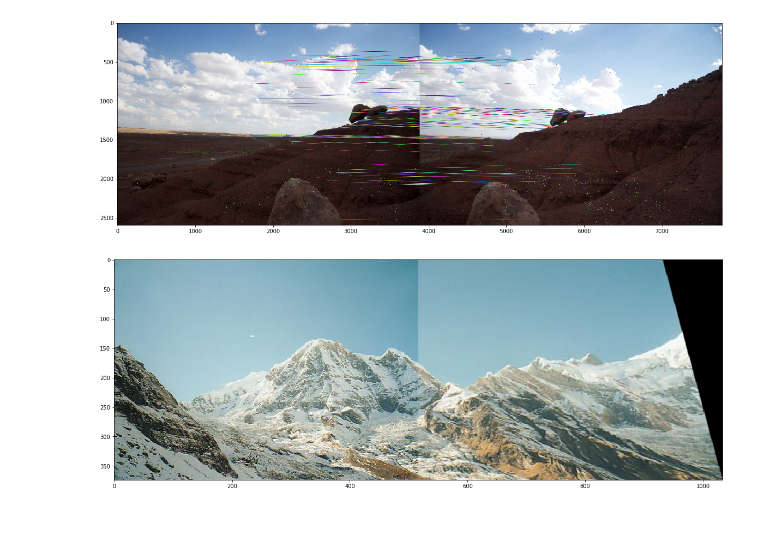
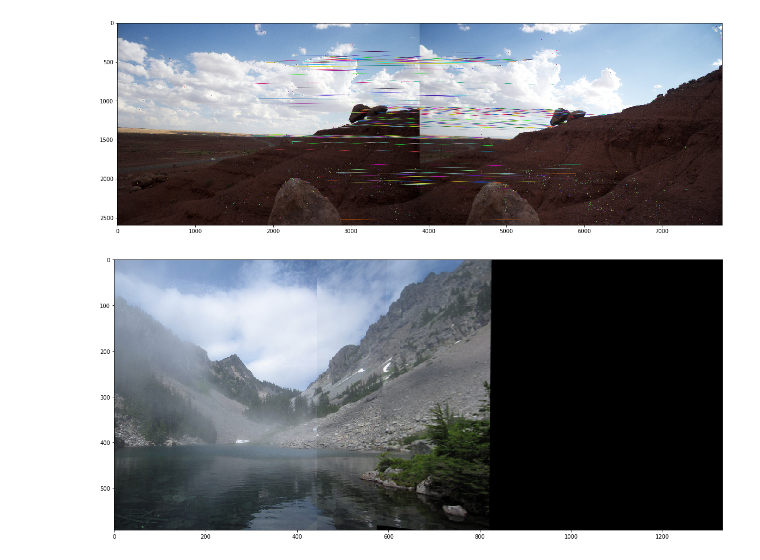
Before and after one commit to ateexD/cse573-projects, a Jupyter notebook: project2/src/stitch.ipynb, the cells around one changed output. Cells and saved outputs as stored; diff of their text form; code cells hidden in the pictures; blank space fills up the shorter version.

Commit message:
added more test images & tested

```diff
--- a/project2/src/stitch.ipynb
+++ b/project2/src/stitch.ipynb
@@ -7,24 +7,12 @@ import matplotlib.pyplot as plt
 from functools import cmp_to_key
 from collections import Counter
 %matplotlib inline
-# %%
-# Read Images
-img1, img2, img3 = cv2.imread("../data/nevada3.jpg"), cv2.imread("../data/nevada4.jpg"), cv2.imread("../data/nevada5.jpg")
-# %%
-sift = cv2.xfeatures2d.SIFT_create()
 # %%
-kp1, des1 = sift.detectAndCompute(img1, None)
-kp2, des2 = sift.detectAndCompute(img2, None)
-kp3, des3 = sift.detectAndCompute(img3, None)
-
 class Image:
     def __init__(self, img, kp, des):
         self.img = img
         self.kp = kp
         self.des = des
-
-I1, I2, I3 = Image(img1, kp1, des1), Image(img2, kp2, des2), Image(img3, kp3, des3)
-I = [I1, I2, I3]
 # %%
 # Plot utilities
 def plot_key_points(img, keypoints):
@@ -382,32 +360,32 @@ def stitch_images(path_to_directory, verbose=False):
         H, matches = ransac(matches, I1.kp, I2.kp, max_iter=10)
 
         H_inv = np.linalg.inv(H)
         H_inv /= H_inv[-1, -1]
 
         h, w, _ = I1.img.shape
         panaroma = cv2.warpPerspective(I2.img, H_inv, (w * 2, h))
         panaroma[:h, :w] = I1.img
         return panaroma
 
     assert(2 <= len(I) <= 3)
 
     if len(I) == 2:
         panaroma = stitch_2_images(I[0], I[1])
         convert_and_plot(panaroma)
         cv2.imwrite("panaroma.jpg", panaroma)
     else:
         # Merge Images 1 & 2
         dst = stitch_2_images(I[1], I[2])
         h, w, _ = I[0].img.shape
         matches = get_good_matches(kNN_matcher(I[0].des, I[1].des))
         H_1_2, matches = ransac(matches, I[0].kp, I[1].kp, max_iter=10, verbose=verbose)
         H_inv = np.linalg.inv(H_1_2)
         H_inv /= H_inv[-1, -1]
         panaroma = cv2.warpPerspective(dst, H_inv, (w * 3 , h))
         panaroma[:h, :w] = I[0].img
         convert_and_plot(panaroma)
         cv2.imwrite("panaroma.jpg", panaroma)
 
-stitch_images("../data/mountain/", verbose=False)
+stitch_images("../data/lake/", verbose=False)
 # %% [output]
-[figure, old version]
+[figure, new version]
```
Also changed, not shown: parts of 1 cell of this notebook, 8 other files.
